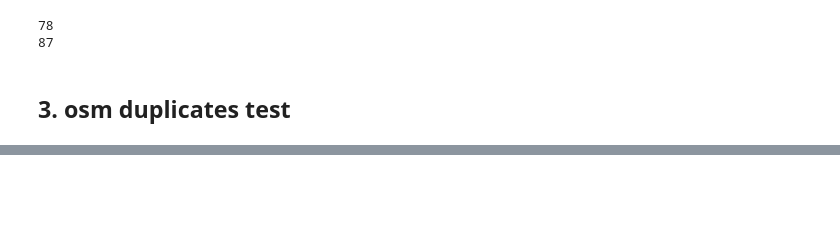
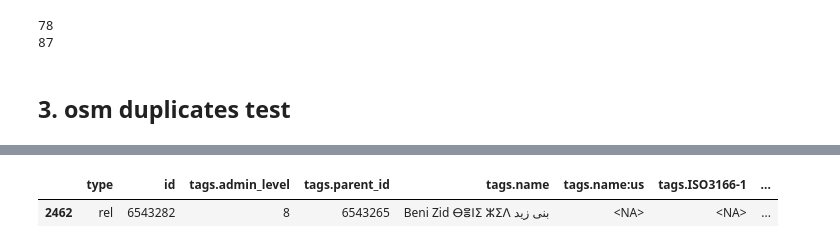
Before and after one commit to diego-vega-centeno/administrative-divisions-osm-scrape, a Jupyter notebook: notebooks/clean_and_test.ipynb, the cells around one changed output, grey strips where cells are left out. Cells and saved outputs as stored; diff of their text form; code cells hidden in the pictures; blank space fills up the shorter version.

```diff
--- a/notebooks/clean_and_test.ipynb
+++ b/notebooks/clean_and_test.ipynb
@@ -668,0 +543,5 @@ df_by_cntr_to_test['Ukraine']
+# %%
+tph.get_from_df(df_all,['id','tags.parent_id','tags.country_id'],('6543282', '6543265', '192756'))
+# %% [output]
+|  | type | id | tags.admin_level | tags.parent_id | tags.name | tags.name:us | tags.ISO3166-1 | ... |
+| 2462 | rel | 6543282 | 8 | 6543265 | Beni Zid ⴱⴻⵏⵉ ⵣⵉⴷ بنى زيد | <NA> | <NA> | ... |
```
Also changed, not shown: parts of 97 cells of this notebook.
